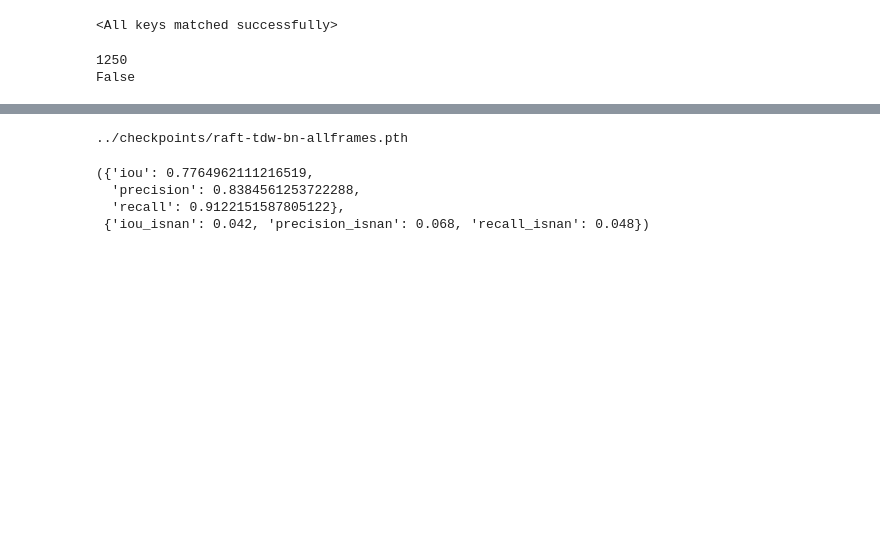
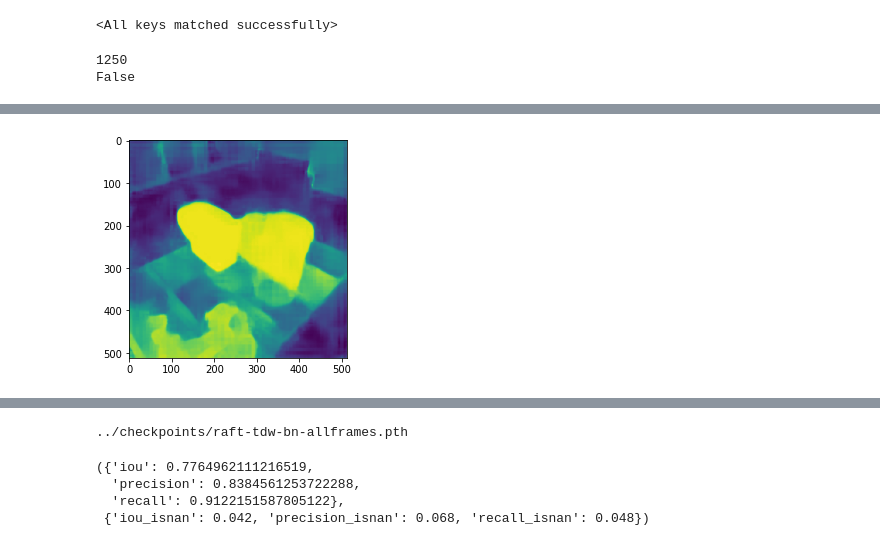
Before and after one commit to neuroailab/RAFT, a Jupyter notebook: notebooks/TDW_dataloading_020522.ipynb, the cells around one changed output, grey strips where cells are left out. Cells and saved outputs as stored; diff of their text form; code cells hidden in the pictures; blank space fills up the shorter version.

```diff
--- a/notebooks/TDW_dataloading_020522.ipynb
+++ b/notebooks/TDW_dataloading_020522.ipynb
@@ -147,3 +153,7 @@ viz_raft_prediction(net, tdw_dataset, ex=99, iters=[1,6,12,24], thingness=False,
+# %%
+viz(pred)
+# %% [output]
+[figure, added]
 # %%
 def normalize(img):
     return 2.0 * (img / 255.) - 1.0
```
Also changed, not shown: parts of 19 cells of this notebook, 5 other files.
